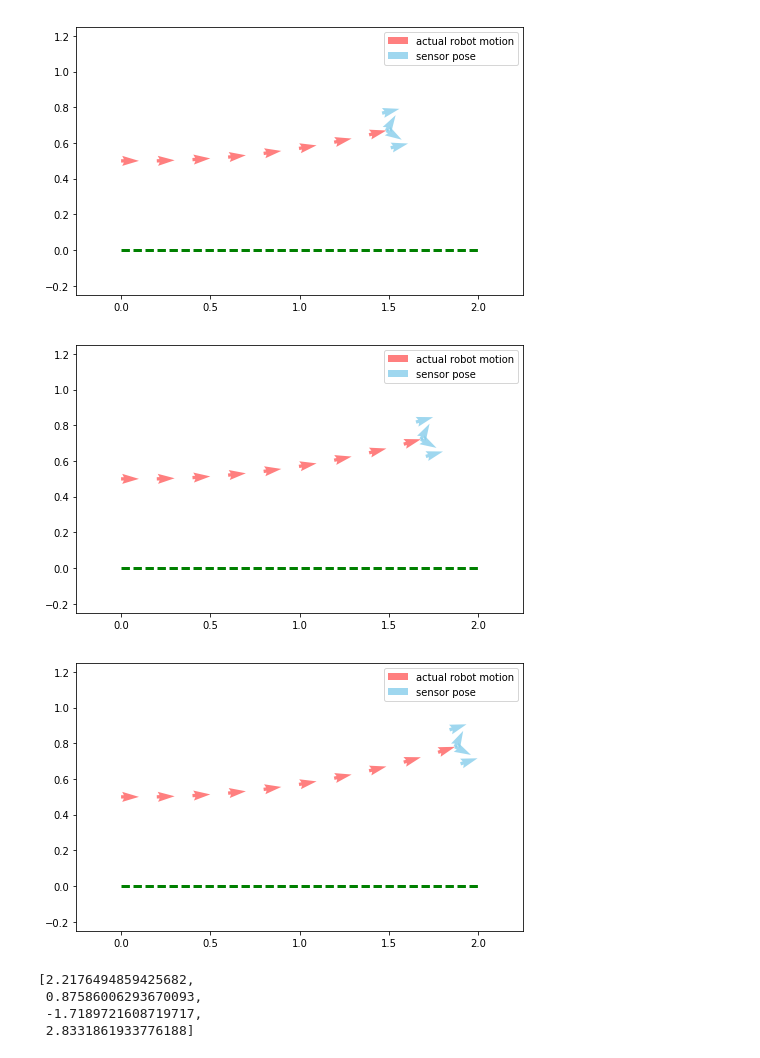
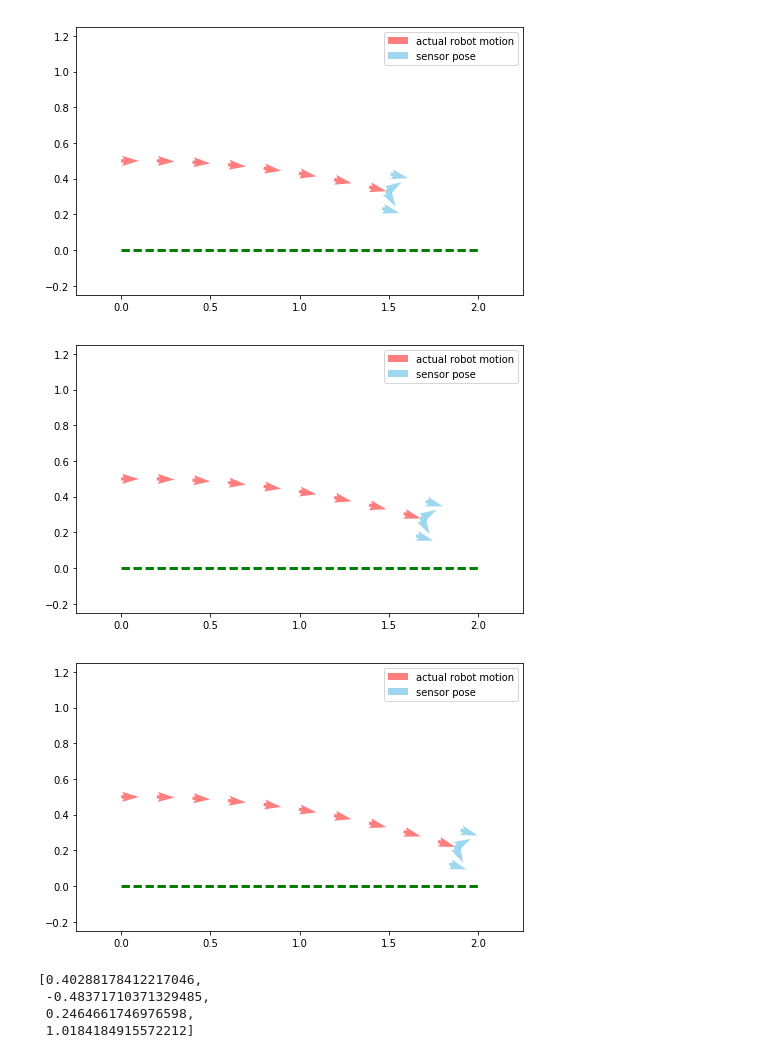
Before and after one commit to Kuwamai/study_notebook, a Jupyter notebook: observation.ipynb, the cells around one changed output. Cells and saved outputs as stored; diff of their text form; code cells hidden in the pictures.

```diff
--- a/observation.ipynb
+++ b/observation.ipynb
@@ -79,7 +79,7 @@ class Robot:
 
         for p in self.sens_pos_W:
             [px], [py], [pt] = p
-            d = py / np.sin(pt)
+            d = py / -np.sin(pt)
 
             self.z.append(d)
 
@@ -113,7 +113,7 @@ wall = Wall(0)
 draw(0)
 
 for i in range(1, 10):
-    robot.move(0.2, np.pi / 180.0 * 2)     #ロボットの移動
+    robot.move(0.2, np.pi / 180.0 * -2)     #ロボットの移動
     robot.observation()
     draw(i)
 # %% [output]
@@ -127,10 +127,10 @@ for i in range(1, 10):
-[figure, old version]
+[figure, new version]
-[figure, old version]
+[figure, new version]
-[figure, old version]
+[figure, new version]
 # %%
 robot.z
 # %% [output]
-[2.2176494859425682,
- 0.87586006293670093,
- -1.7189721608719717,
- 2.8331861933776188]
+[0.40288178412217046,
+ -0.48371710371329485,
+ 0.2464661746976598,
+ 1.0184184915572212]
```
Also changed, not shown: parts of 1 cell of this notebook.
